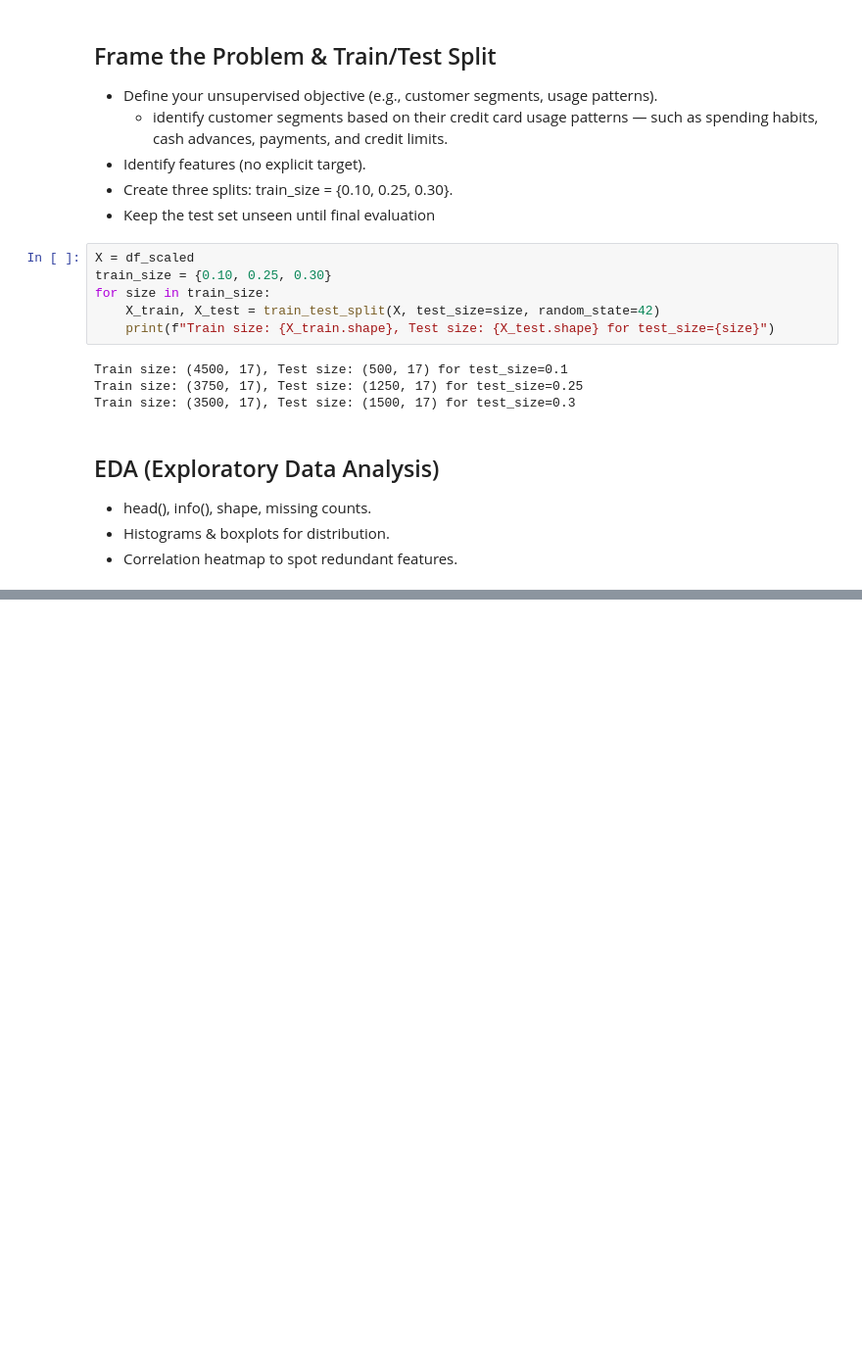
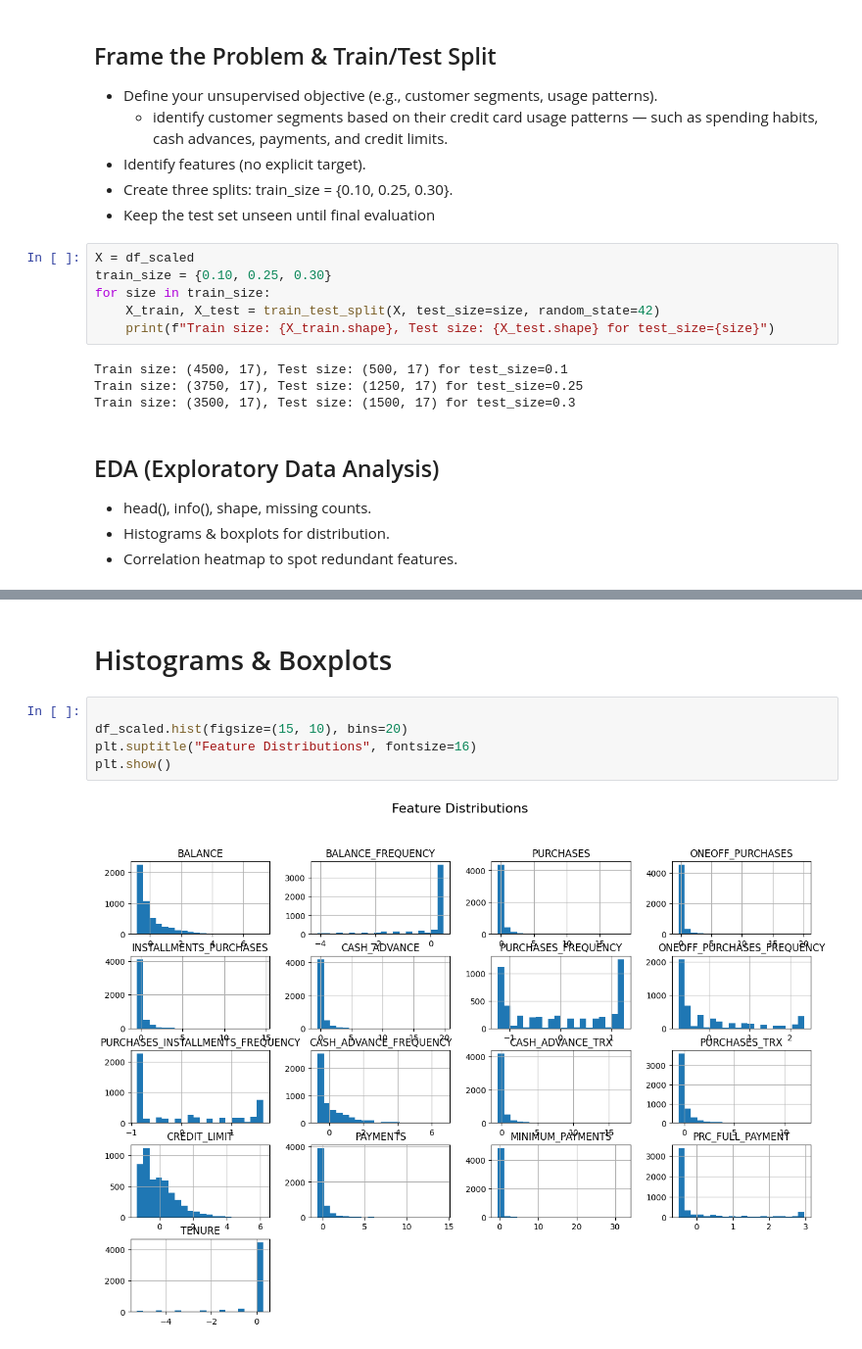
Before and after one commit to huangkvng/Unsupervised_Learning_Models_in_Industry, a Jupyter notebook: Project2.ipynb, the cells around one changed output, grey strips where cells are left out. Shown: that part at 98% size. Saved outputs shown, nothing was run; the diff lists cells and outputs as text; blank space fills up the shorter version.

```diff
--- a/Project2.ipynb
+++ b/Project2.ipynb
@@ -133,0 +159,9 @@ Train size: (3500, 17), Test size: (1500, 17) for test_size=0.3
+# %% [markdown]
+# Histograms & Boxplots
+# %%
+
+df_scaled.hist(figsize=(15, 10), bins=20)
+plt.suptitle("Feature Distributions", fontsize=16)
+plt.show()
+# %% [output]
+[figure, added]
```
Also changed, not shown: parts of 4 cells of this notebook.
